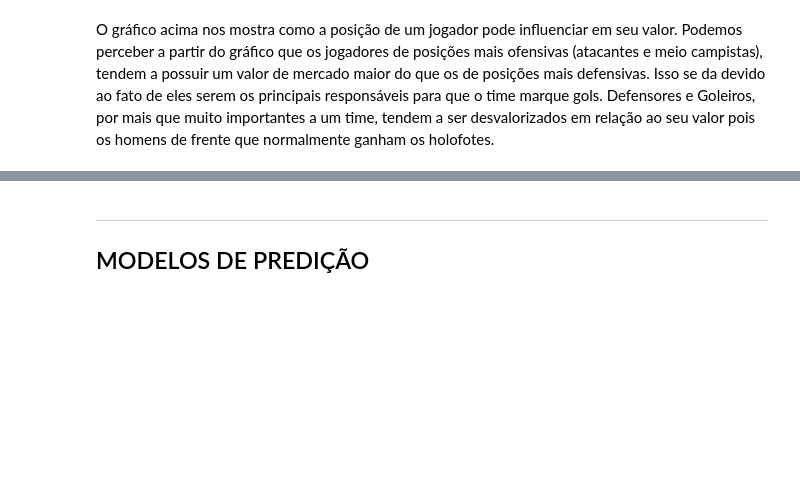
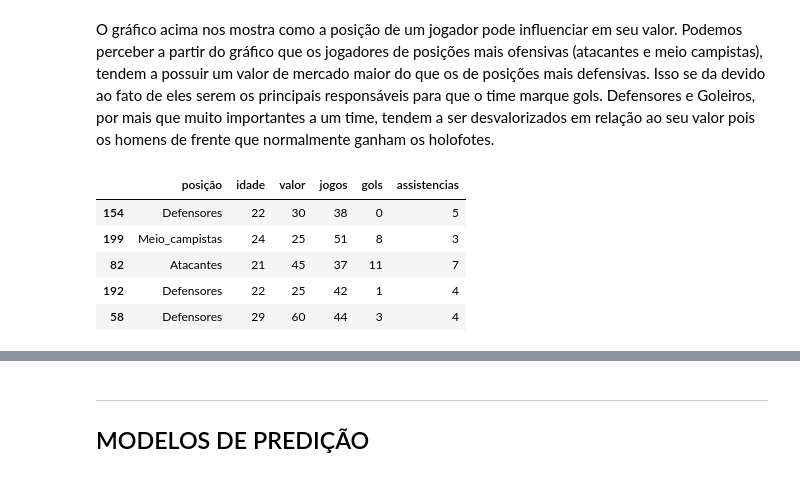
Before and after one commit to Leobhering/cddp3, a Jupyter notebook: Projeto3 Layout.ipynb, the cells around one changed output, grey strips where cells are left out. Drawn from its saved outputs; the diff is of its cells as text; code cells hidden in the pictures; blank space fills up the shorter version.

```diff
--- a/Projeto3 Layout.ipynb
+++ b/Projeto3 Layout.ipynb
@@ -161,2 +163,13 @@ plt.show(w)
 # %% [markdown]
 O gráfico acima nos mostra como a posição de um jogador pode influenciar em seu valor. Podemos perceber a partir do gráfico que os jogadores de posições mais ofensivas (atacantes e meio campistas), tendem a possuir um valor de mercado maior do que os de posições mais defensivas. Isso se da devido ao fato de eles serem os principais responsáveis para que o time marque gols. Defensores e Goleiros, por mais que muito importantes a um time, tendem a ser desvalorizados em relação ao seu valor pois os homens de frente que normalmente ganham os holofotes.
+# %%
+#Dividindo a base de dados em 90% para treinamento e 10% para teste
+treinamento, teste = train_test_split(dados_filtro, test_size=0.1)
+teste.head()
+# %% [output]
+|  | posição | idade | valor | jogos | gols | assistencias |
+| 154 | Defensores | 22 | 30 | 38 | 0 | 5 |
+| 199 | Meio_campistas | 24 | 25 | 51 | 8 | 3 |
+| 82 | Atacantes | 21 | 45 | 37 | 11 | 7 |
+| 192 | Defensores | 22 | 25 | 42 | 1 | 4 |
+| 58 | Defensores | 29 | 60 | 44 | 3 | 4 |
```
Also changed, not shown: parts of 21 cells of this notebook.
